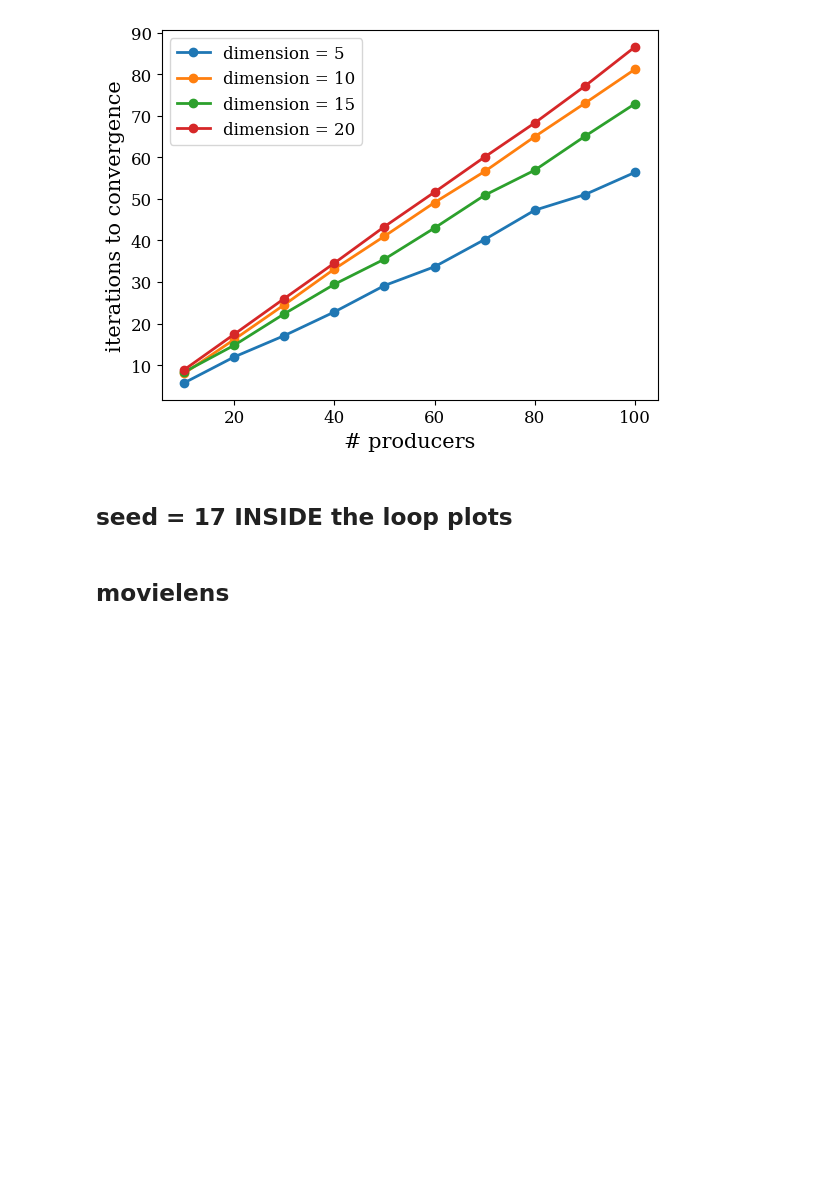
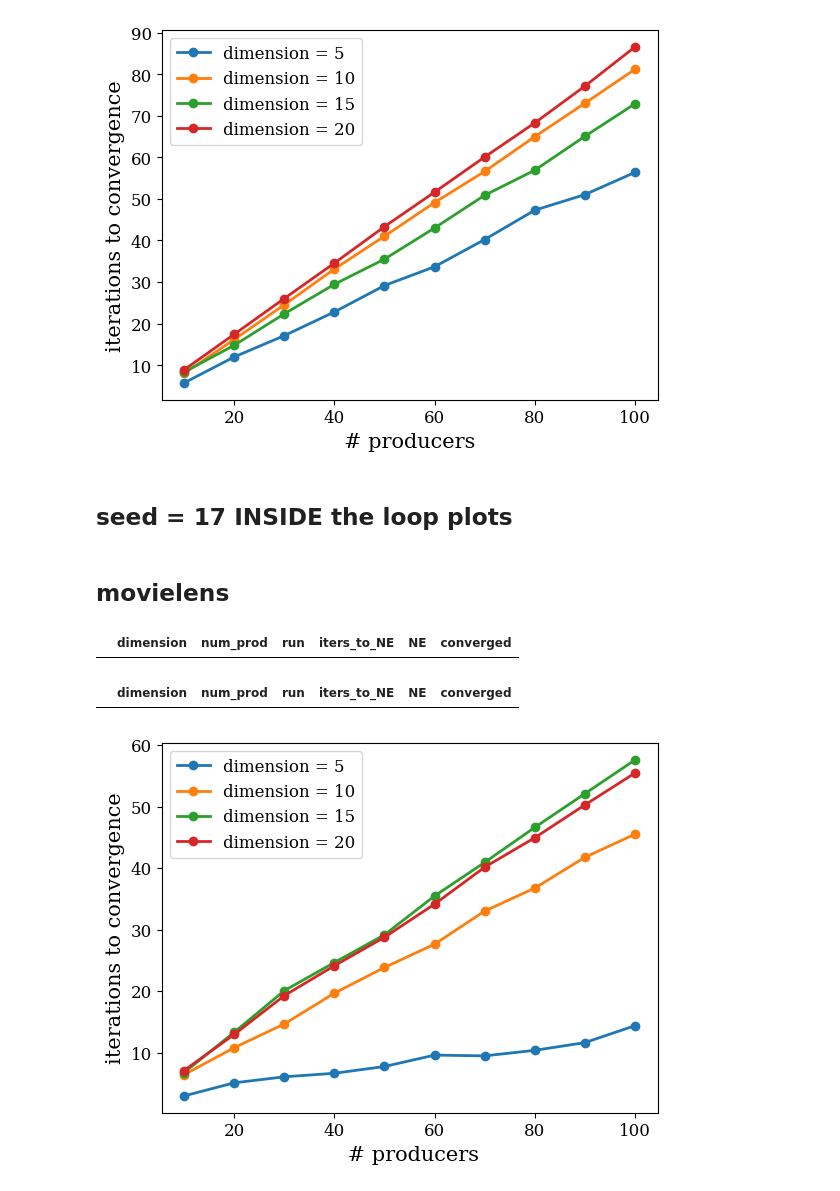
Before and after one commit to krishnacharya/recsys_eq, a Jupyter notebook: plots/plots_for_numiterations.ipynb, the cells around one changed output. Cells and saved outputs as stored; diff of their text form; code cells hidden in the pictures; blank space fills up the shorter version.

Commit message:
adds uniform softmax rec v2 seed inside

```diff
--- a/plots/plots_for_numiterations.ipynb
+++ b/plots/plots_for_numiterations.ipynb
@@ -246,3 +246,29 @@ plt.savefig('num_iter_softmax_movielens_seed17.pdf', bbox_inches='tight')
 ## seed = 17 INSIDE the loop plots
 # %% [markdown]
 ## movielens
+# %%
+df_lin_det = pd.read_csv('../csv_results/linear_detailed_40runs_movielens_seed17v2.csv')
+df_lin_agg = pd.read_csv('../csv_results/linear_aggr_40runs_movielens_seed17v2.csv')
+
+df_softmax_det = pd.read_csv('../csv_results/softmax_detailed_40runs_movielens_seed17v2.csv')
+df_softmax_agg = pd.read_csv('../csv_results/softmax_aggr_40runs_movielens_seed17v2.csv')
+# %%
+df_lin_det[df_lin_det['converged']==False]
+# %% [output]
+|  | dimension | num_prod | run | iters_to_NE | NE | converged |
+# %%
+df_softmax_det[df_softmax_det['converged']==False]
+# %% [output]
+|  | dimension | num_prod | run | iters_to_NE | NE | converged |
+# %%
+dims = df_lin_agg['dimension'].unique()
+plt.xlabel(' # producers')
+plt.ylabel('iterations to convergence') # linear pr
+for d in dims:
+  df_d_agg = df_lin_agg[df_lin_agg['dimension'] == d]
+  plt.plot(df_d_agg['num_prod'], df_d_agg['mean_iter_to_NE'], '-o', label = f'dimension = {d}')
+plt.legend(loc="upper left")
+
+plt.savefig('num_iter_linear_movielens_seed17v2.pdf', bbox_inches='tight')
+# %% [output]
+[figure, added]
```
Also changed, not shown: parts of 3 cells of this notebook, 2 other files.
